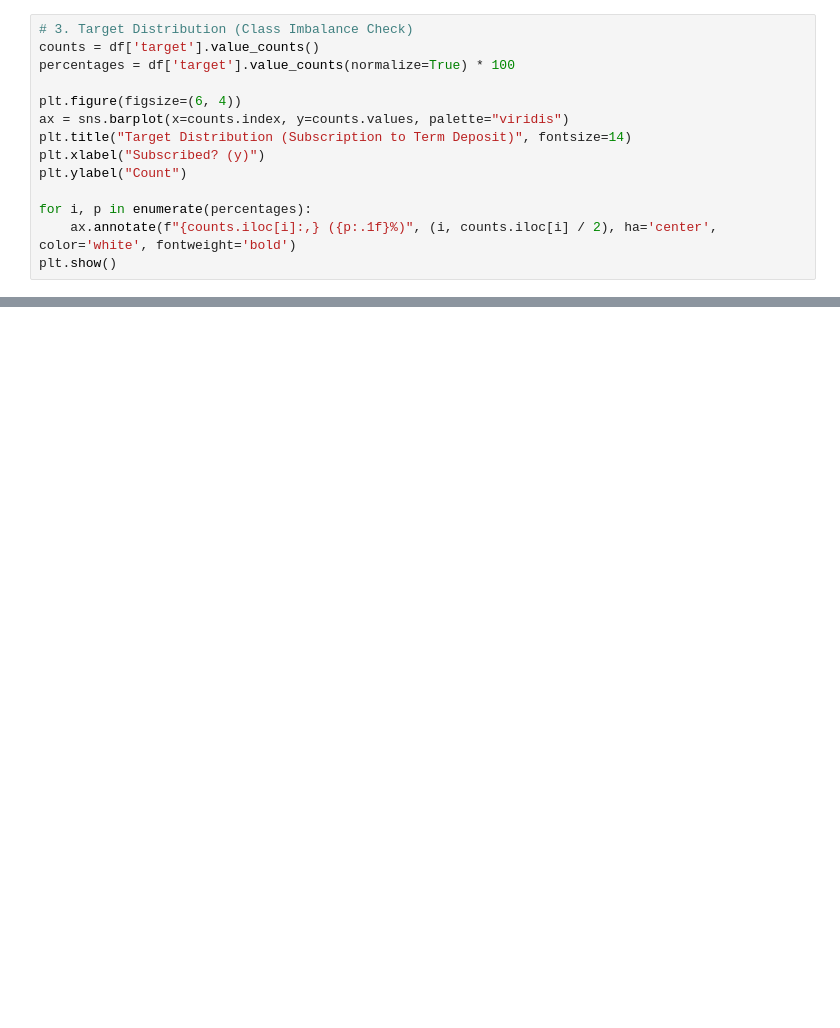
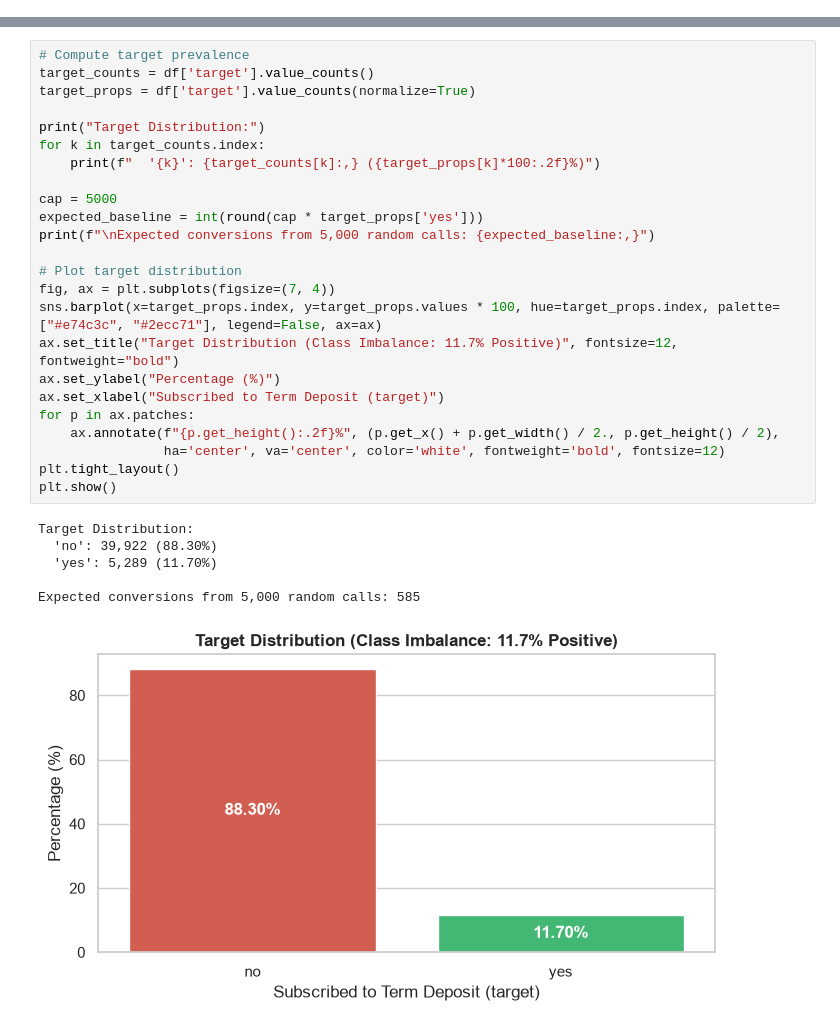
Before and after one commit to Deaversbp/uci_banking_ML_project, a Jupyter notebook: notebooks/01_data_exploration.ipynb, the cells around one changed output, grey strips where cells are left out. Drawn from its saved outputs; the diff is of its cells as text; blank space fills up the shorter version.

```diff
--- a/notebooks/01_data_exploration.ipynb
+++ b/notebooks/01_data_exploration.ipynb
@@ -43,14 +80,0 @@ df.head()
-# %%
-# 3. Target Distribution (Class Imbalance Check)
-counts = df['target'].value_counts()
-percentages = df['target'].value_counts(normalize=True) * 100
-
-plt.figure(figsize=(6, 4))
-ax = sns.barplot(x=counts.index, y=counts.values, palette="viridis")
-plt.title("Target Distribution (Subscription to Term Deposit)", fontsize=14)
-plt.xlabel("Subscribed? (y)")
-plt.ylabel("Count")
-
-for i, p in enumerate(percentages):
-    ax.annotate(f"{counts.iloc[i]:,} ({p:.1f}%)", (i, counts.iloc[i] / 2), ha='center', color='white', fontweight='bold')
-plt.show()
@@ -93,0 +90,31 @@ python -m src.models.train
+# %%
+# Compute target prevalence
+target_counts = df['target'].value_counts()
+target_props = df['target'].value_counts(normalize=True)
+
+print("Target Distribution:")
+for k in target_counts.index:
+    print(f"  '{k}': {target_counts[k]:,} ({target_props[k]*100:.2f}%)")
+
+cap = 5000
+expected_baseline = int(round(cap * target_props['yes']))
+print(f"\nExpected conversions from 5,000 random calls: {expected_baseline:,}")
+
+# Plot target distribution
+fig, ax = plt.subplots(figsize=(7, 4))
+sns.barplot(x=target_props.index, y=target_props.values * 100, hue=target_props.index, palette=["#e74c3c", "#2ecc71"], legend=False, ax=ax)
+ax.set_title("Target Distribution (Class Imbalance: 11.7% Positive)", fontsize=12, fontweight="bold")
+ax.set_ylabel("Percentage (%)")
+ax.set_xlabel("Subscribed to Term Deposit (target)")
+for p in ax.patches:
+    ax.annotate(f"{p.get_height():.2f}%", (p.get_x() + p.get_width() / 2., p.get_height() / 2),
+                ha='center', va='center', color='white', fontweight='bold', fontsize=12)
+plt.tight_layout()
+plt.show()
+# %% [output]
+Target Distribution:
+  'no': 39,922 (88.30%)
+  'yes': 5,289 (11.70%)
+
+Expected conversions from 5,000 random calls: 585
+[figure, added]
```
Also changed, not shown: parts of 21 cells of this notebook, 8 other files.
